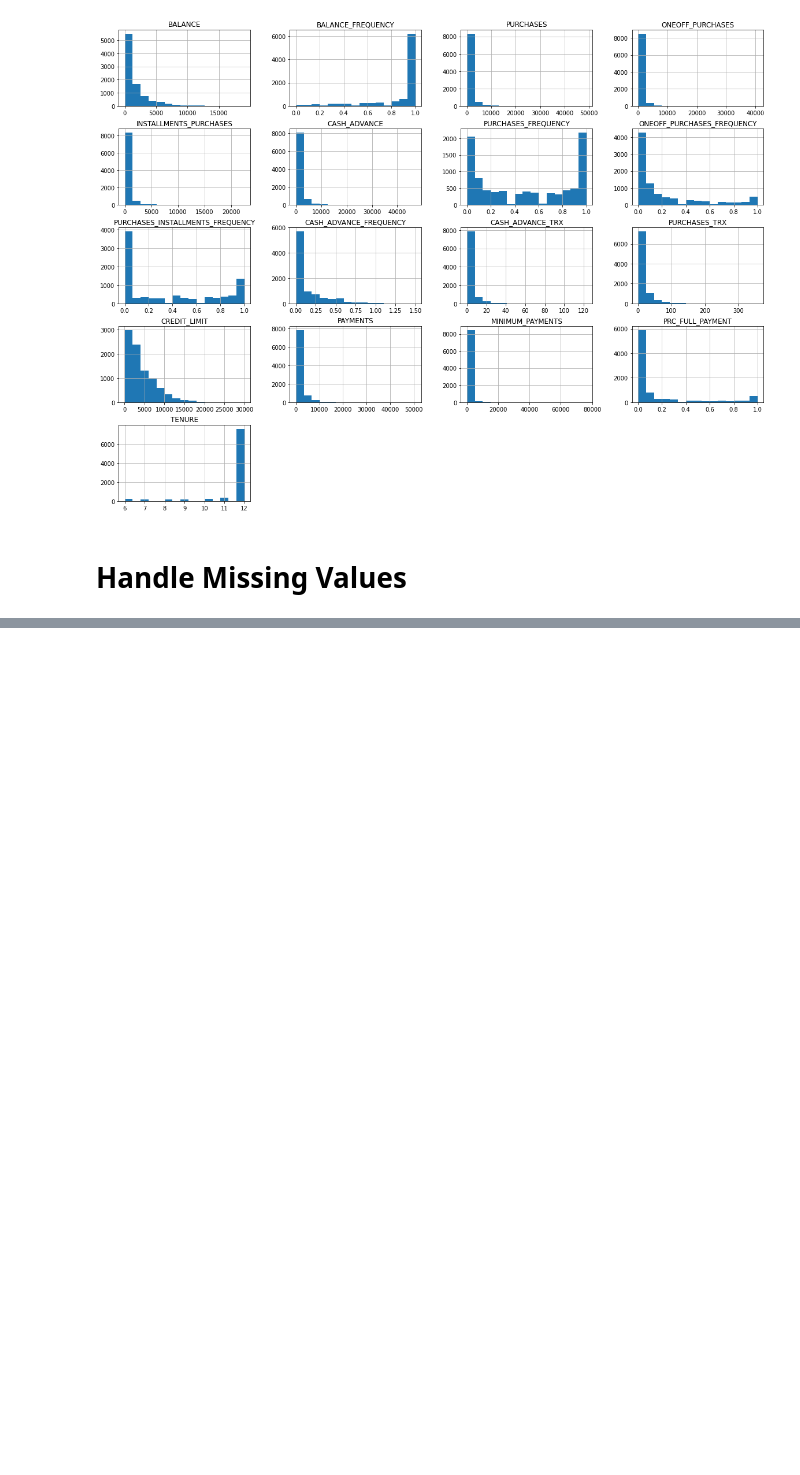
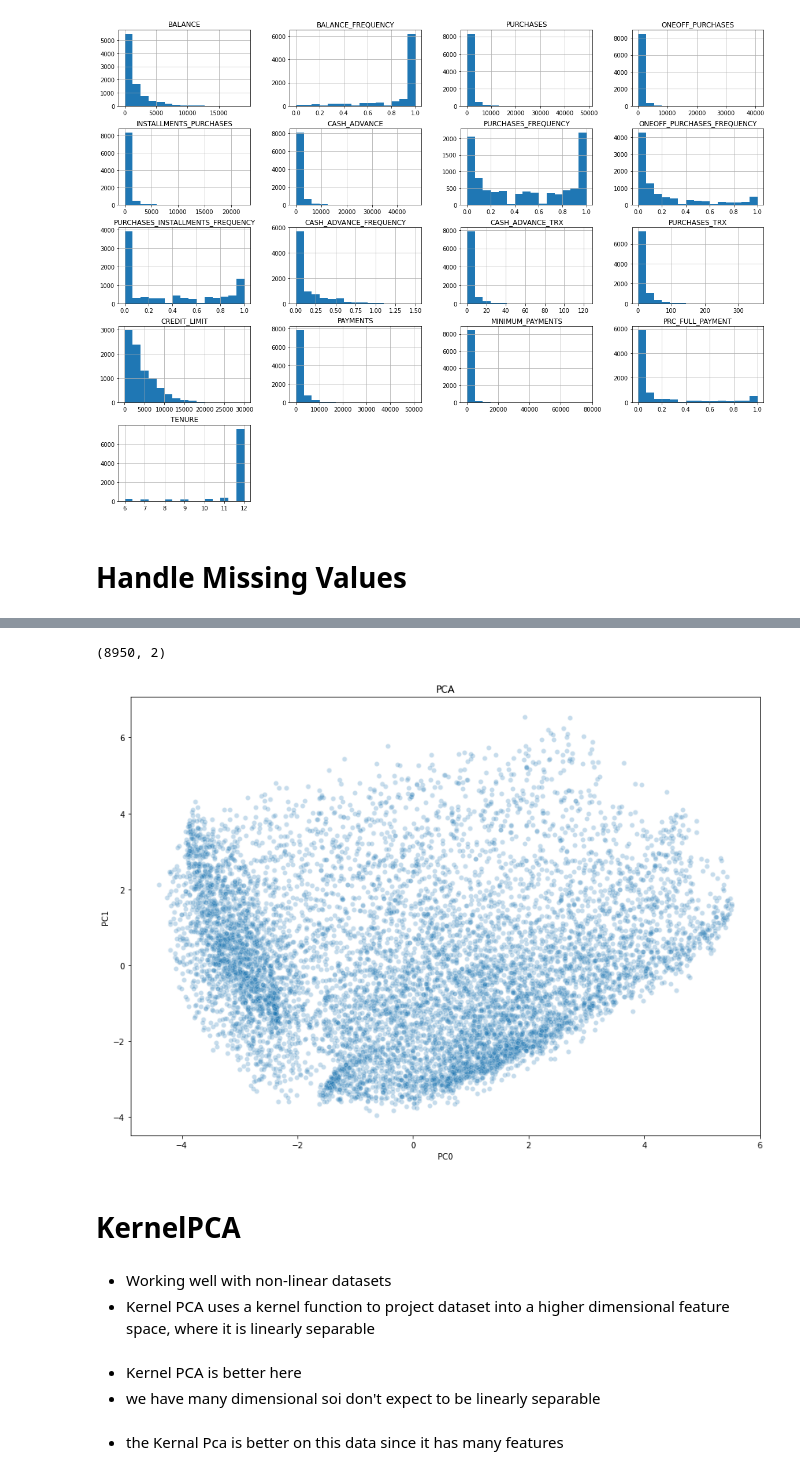
Before and after one commit to faiza333/-Credit-Card-Clustering, a Jupyter notebook: CC Classification.ipynb, the cells around one changed output, grey strips where cells are left out. Cells and saved outputs as stored; diff of their text form; code cells hidden in the pictures; blank space fills up the shorter version.

```diff
--- a/CC Classification.ipynb
+++ b/CC Classification.ipynb
@@ -267,0 +302,26 @@ df_1.head()
+# %%
+dfc.shape
+# %% [output]
+(8950, 2)
+# %%
+fig, ax = plt.subplots(figsize=(14, 10))
+
+
+sns.scatterplot(x=dfc[:, 0], y=dfc[:, 1], alpha=0.25, ax=ax)
+
+plt.xlabel("PC0")
+plt.ylabel("PC1")
+plt.title("PCA")
+plt.show()
+# %% [output]
+[figure, added]
+# %% [markdown]
+# KernelPCA
+# %% [markdown]
+- Working well with  non-linear datasets
+- Kernel PCA uses a kernel function to project dataset into a higher dimensional feature space, where it is linearly separable
+# %% [markdown]
+- Kernel PCA is better here
+- we have many dimensional soi don't expect to be linearly separable
+# %% [markdown]
+- the Kernal Pca is better on this data since it has many features
```
Also changed, not shown: parts of 83 cells of this notebook.
